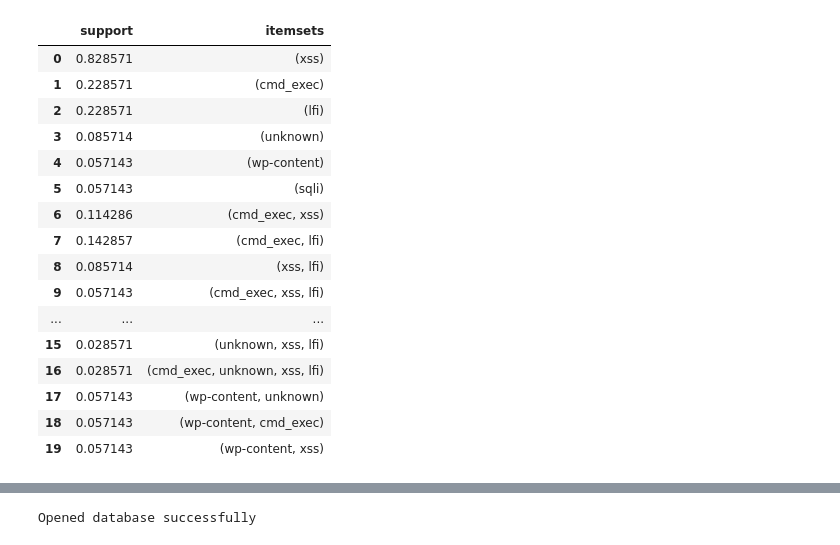
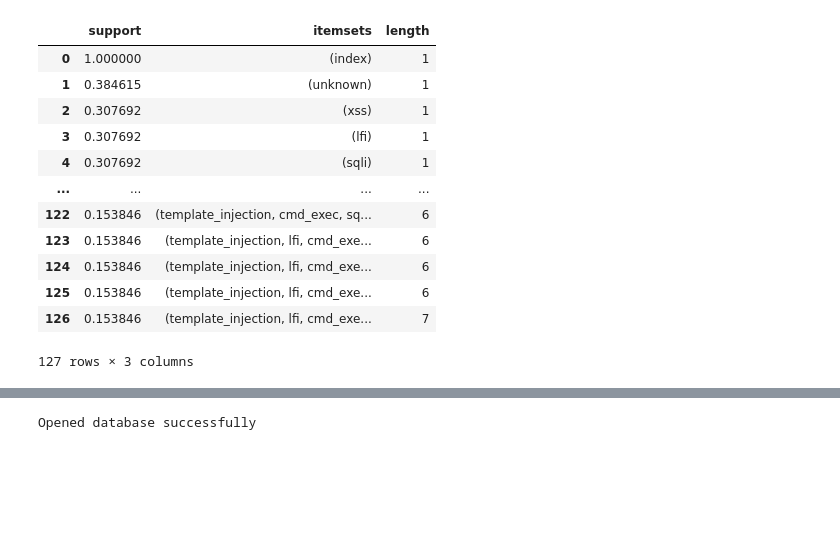
Before and after one commit to yehezkiel1086/ml-web-honeypot, a Jupyter notebook: data-mining/assoc_rules_attack_types.ipynb, the cells around one changed output, grey strips where cells are left out. Drawn from its saved outputs; the diff is of its cells as text; code cells hidden in the pictures; blank space fills up the shorter version.

```diff
--- a/data-mining/assoc_rules_attack_types.ipynb
+++ b/data-mining/assoc_rules_attack_types.ipynb
@@ -1,7 +1,8 @@
 # %%
 import pandas as pd
 
-df = pd.read_json("../detected.json", lines=True)
+df = pd.read_json("../tanner_report.json", lines=True)
+# df = pd.read_json("../detected.json", lines=True)
 
 df.head(5)
 # %% [output]
@@ -42,15 +58,0 @@ attacks
-# %%
-attack_matrix = []
-tmp = []
-
-for i, x in enumerate(attacks):
-  if i % 10 == 0 and i != 0:
-    attack_matrix.append(tmp)
-    tmp = []
-  tmp.append(x)
-
-# Add the last group if not empty
-if tmp:
-  attack_matrix.append(tmp)
-
-attack_matrix
@@ -77,7 +61,7 @@ from mlxtend.preprocessing import TransactionEncoder
 from mlxtend.frequent_patterns import apriori, fpmax, fpgrowth
 
 te = TransactionEncoder()
-te_ary = te.fit(attack_matrix).transform(attack_matrix)
+te_ary = te.fit(attacks_matrix).transform(attacks_matrix)
 df = pd.DataFrame(te_ary, columns=te.columns_)
 
 df.head(10)
@@ -96,26 +80,23 @@ df.head(10)
 # %%
 # frequent_itemsets = fpgrowth(df, min_support=0.3, use_colnames=True)
-frequent_itemsets = fpgrowth(df, min_support=0.001, use_colnames=True)
+frequent_itemsets = fpgrowth(df, min_support=0.01, use_colnames=True)
+frequent_itemsets["length"] = frequent_itemsets["itemsets"].apply(lambda x: len(x))
 ### alternatively:
 #frequent_itemsets = apriori(df, min_support=0.6, use_colnames=True)
 #frequent_itemsets = fpmax(df, min_support=0.6, use_colnames=True)
 
-frequent_itemsets.head(20)
+frequent_itemsets
 # %% [output]
-|  | support | itemsets |
-| 0 | 0.828571 | (xss) |
-| 1 | 0.228571 | (cmd_exec) |
-| 2 | 0.228571 | (lfi) |
-| 3 | 0.085714 | (unknown) |
-| 4 | 0.057143 | (wp-content) |
-| 5 | 0.057143 | (sqli) |
-| 6 | 0.114286 | (cmd_exec, xss) |
-| 7 | 0.142857 | (cmd_exec, lfi) |
-| 8 | 0.085714 | (xss, lfi) |
-| 9 | 0.057143 | (cmd_exec, xss, lfi) |
-| ... | ... | ... |
-| 15 | 0.028571 | (unknown, xss, lfi) |
-| 16 | 0.028571 | (cmd_exec, unknown, xss, lfi) |
-| 17 | 0.057143 | (wp-content, unknown) |
-| 18 | 0.057143 | (wp-content, cmd_exec) |
-| 19 | 0.057143 | (wp-content, xss) |
+|  | support | itemsets | length |
+| 0 | 1.000000 | (index) | 1 |
+| 1 | 0.384615 | (unknown) | 1 |
+| 2 | 0.307692 | (xss) | 1 |
+| 3 | 0.307692 | (lfi) | 1 |
+| 4 | 0.307692 | (sqli) | 1 |
+| ... | ... | ... | ... |
+| 122 | 0.153846 | (template_injection, cmd_exec, sq... | 6 |
+| 123 | 0.153846 | (template_injection, lfi, cmd_exe... | 6 |
+| 124 | 0.153846 | (template_injection, lfi, cmd_exe... | 6 |
+| 125 | 0.153846 | (template_injection, lfi, cmd_exe... | 6 |
+| 126 | 0.153846 | (template_injection, lfi, cmd_exe... | 7 |
+127 rows × 3 columns
```
Also changed, not shown: parts of 8 cells of this notebook.
